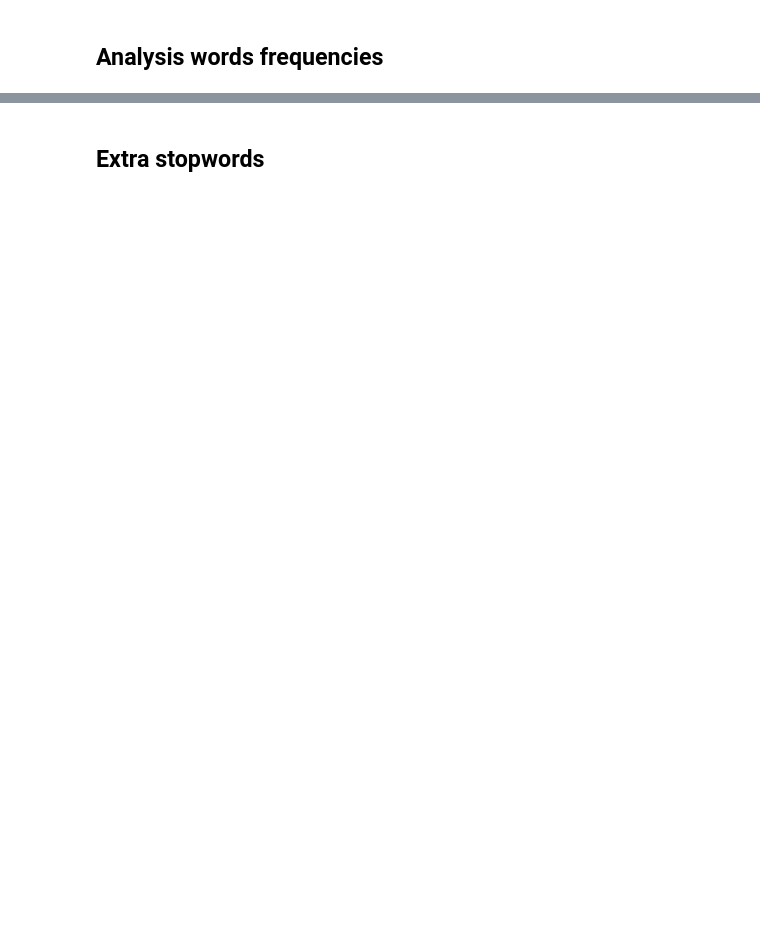
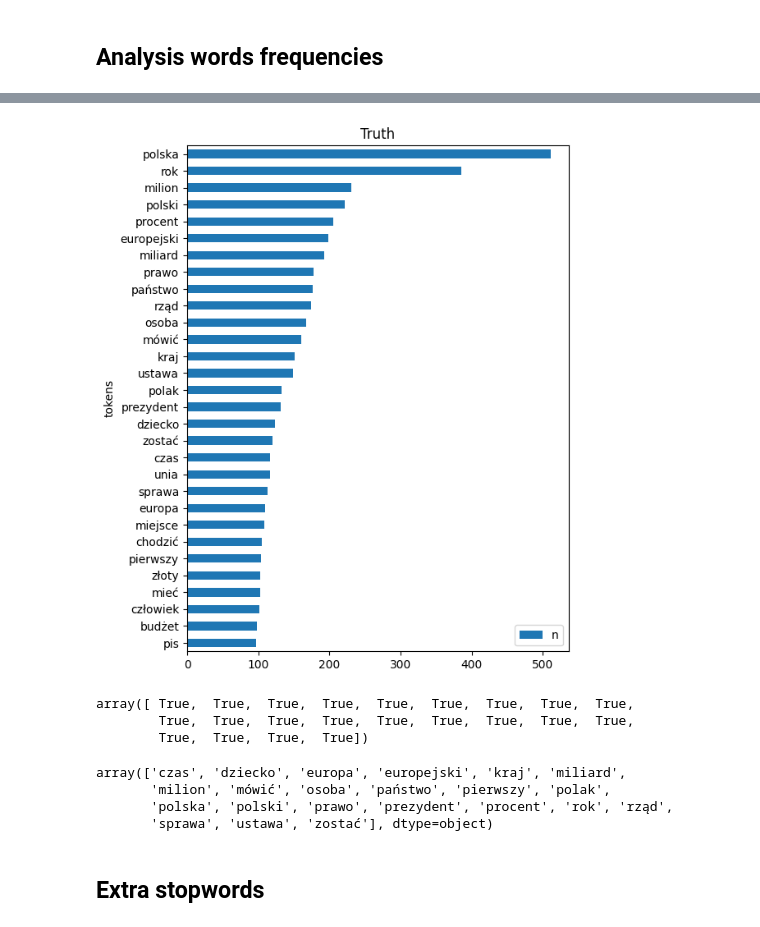
Before and after one commit to MarBry111/Fake-News-Detection-for-statements-in-Polish-Language, a Jupyter notebook: 01_dataset/02_EDA.ipynb, the cells around one changed output, grey strips where cells are left out. Drawn from its saved outputs; the diff is of its cells as text; code cells hidden in the pictures; blank space fills up the shorter version.

```diff
--- a/01_dataset/02_EDA.ipynb
+++ b/01_dataset/02_EDA.ipynb
@@ -82,3 +96,27 @@ plt.show()
+# %%
+f, ax = plt.subplots(figsize=(6,8))
+df_one[df_one['class']==0].groupby('tokens').agg(n=('n','sum')).sort_values('n').tail(30).plot(kind='barh', ax=ax)
+plt.title('Truth')
+plt.show()
+# %% [output]
+[figure, added]
+# %%
+top_words_1 = df_one[df_one['class']==1].groupby('tokens').agg(n=('n','sum')).sort_values('n').tail(25).index.values
+
+top_words_0 = df_one[df_one['class']==0].groupby('tokens').agg(n=('n','sum')).sort_values('n').tail(25).index.values
+
+np.sort(top_words_1[np.isin(top_words_1, top_words_0)]) == np.sort(top_words_0[np.isin(top_words_0, top_words_1)])
+# %% [output]
+array([ True,  True,  True,  True,  True,  True,  True,  True,  True,
+        True,  True,  True,  True,  True,  True,  True,  True,  True,
+        True,  True,  True,  True])
+# %%
+np.sort(top_words_1[np.isin(top_words_1, top_words_0)])
+# %% [output]
+array(['czas', 'dziecko', 'europa', 'europejski', 'kraj', 'miliard',
+       'milion', 'mówić', 'osoba', 'państwo', 'pierwszy', 'polak',
+       'polska', 'polski', 'prawo', 'prezydent', 'procent', 'rok', 'rząd',
+       'sprawa', 'ustawa', 'zostać'], dtype=object)
 # %% [markdown]
 ## Extra stopwords
 # %%
```
Also changed, not shown: parts of 17 cells of this notebook.
